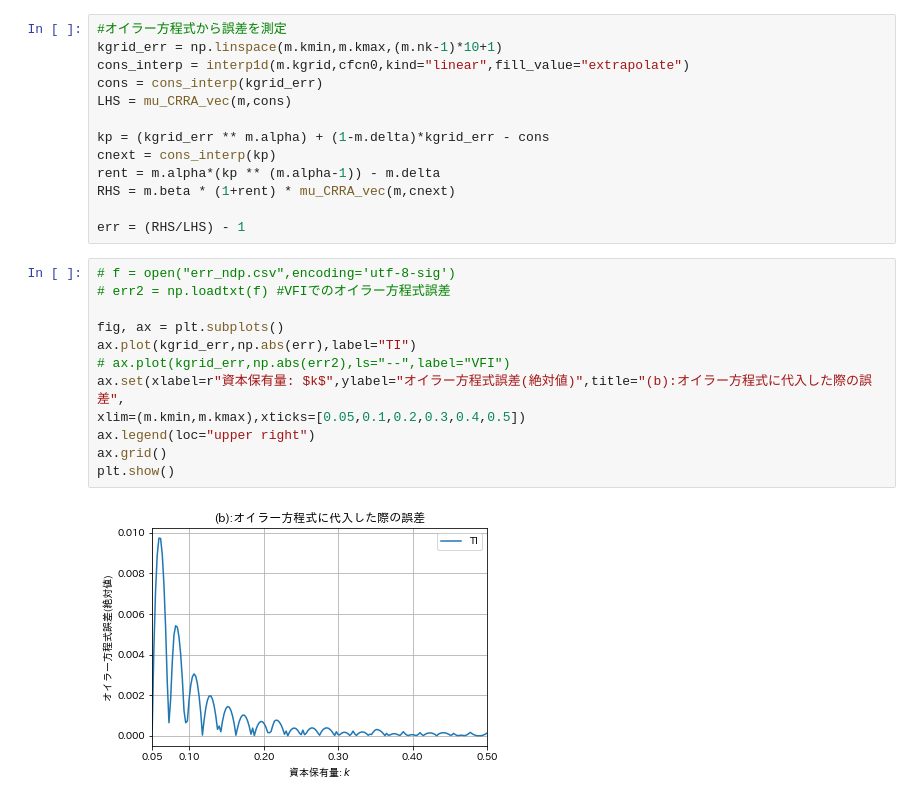
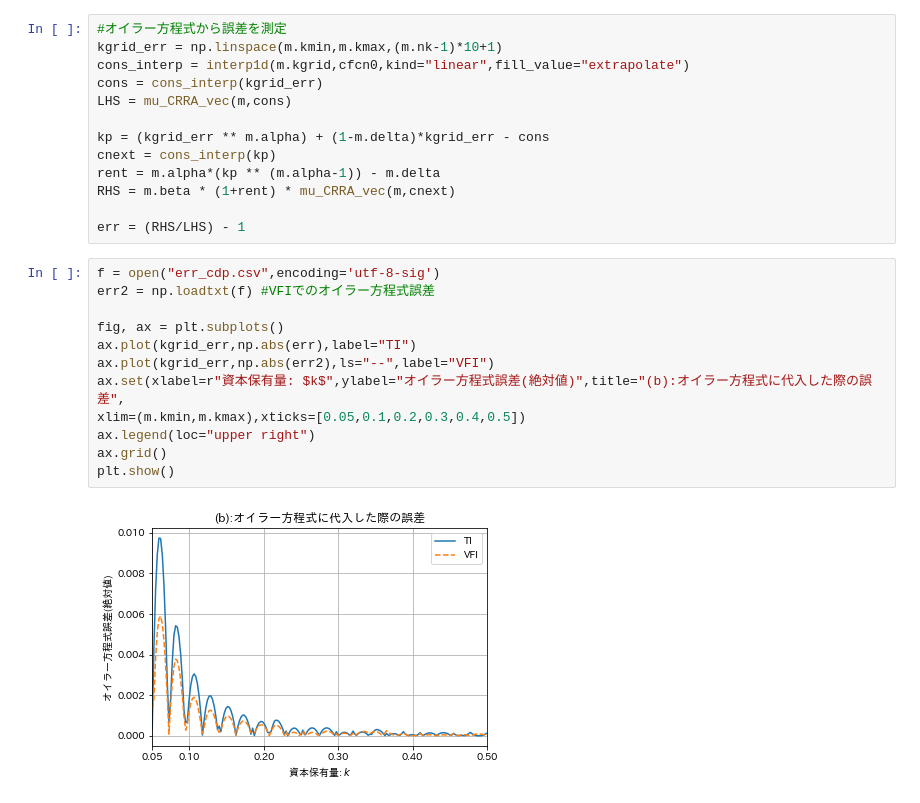
Before and after one commit to tkksnk/macrotopicsA2022, a Jupyter notebook: Slides/macrotopicsA_chapter4_1.ipynb, the cells around one changed output. Saved outputs shown, nothing was run; the diff lists cells and outputs as text.

```diff
--- a/Slides/macrotopicsA_chapter4_1.ipynb
+++ b/Slides/macrotopicsA_chapter4_1.ipynb
@@ -471,16 +471,16 @@ RHS = m.beta * (1+rent) * mu_CRRA_vec(m,cnext)
 
 err = (RHS/LHS) - 1
 # %%
-# f = open("err_ndp.csv",encoding='utf-8-sig')
-# err2 = np.loadtxt(f) #VFIでのオイラー方程式誤差
+f = open("err_cdp.csv",encoding='utf-8-sig')
+err2 = np.loadtxt(f) #VFIでのオイラー方程式誤差
 
 fig, ax = plt.subplots()
 ax.plot(kgrid_err,np.abs(err),label="TI")
-# ax.plot(kgrid_err,np.abs(err2),ls="--",label="VFI")
+ax.plot(kgrid_err,np.abs(err2),ls="--",label="VFI")
 ax.set(xlabel=r"資本保有量: $k$",ylabel="オイラー方程式誤差(絶対値)",title="(b):オイラー方程式に代入した際の誤差",
 xlim=(m.kmin,m.kmax),xticks=[0.05,0.1,0.2,0.3,0.4,0.5])
 ax.legend(loc="upper right")
 ax.grid()
 plt.show()
 # %% [output]
-[figure, old version]
+[figure, new version]
```
Also changed, not shown: parts of 2 cells of this notebook, 6 other files.
